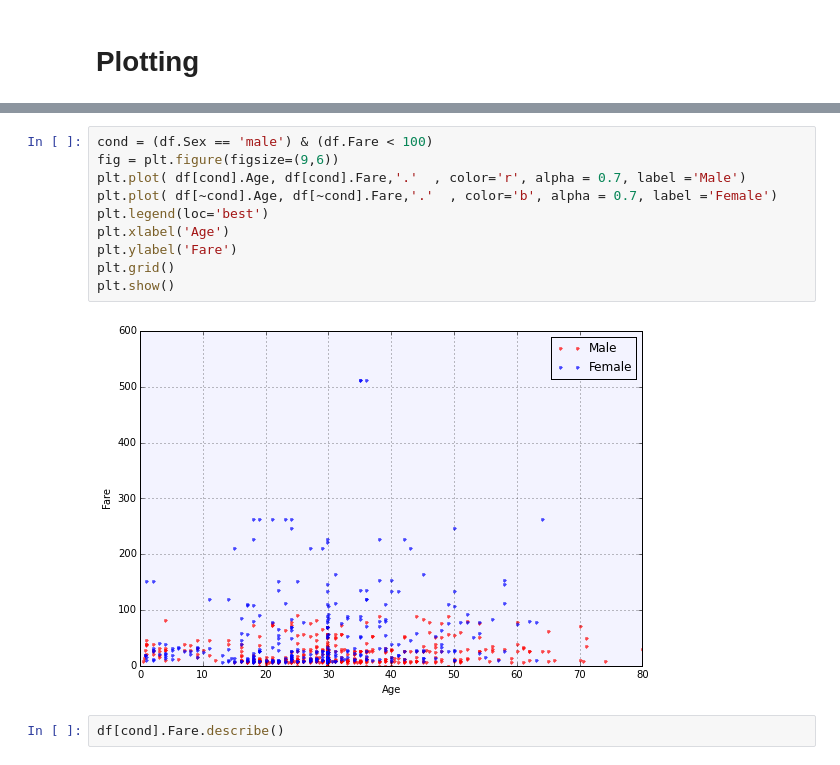
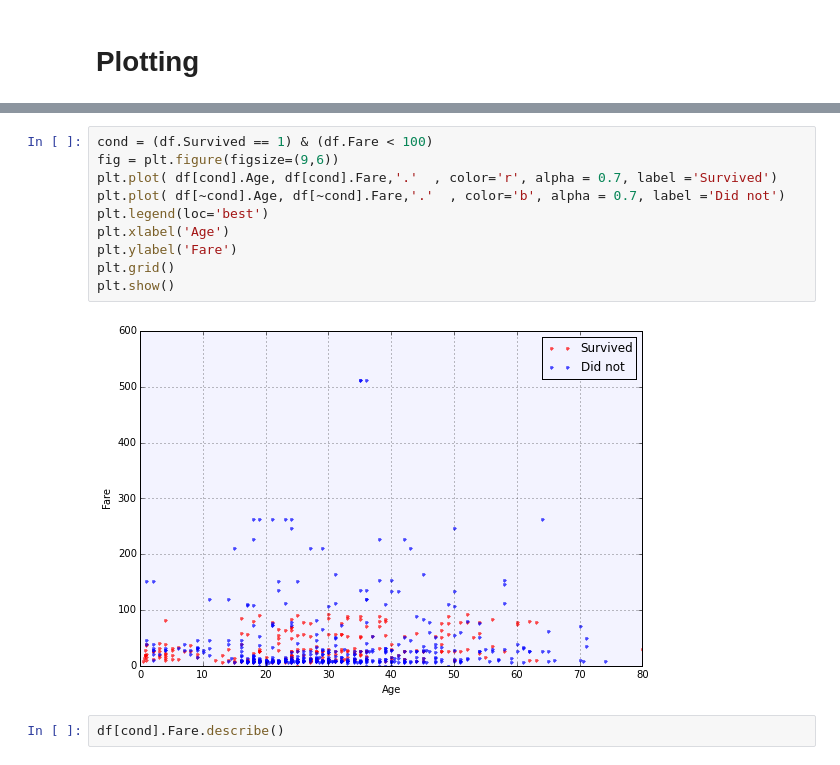
Before and after one commit to alexisperrier/gads, a Jupyter notebook: 02_research_design_and_pandas/py/Pandas.ipynb, the cells around one changed output, grey strips where cells are left out. Saved outputs shown, nothing was run; the diff lists cells and outputs as text.

```diff
--- a/02_research_design_and_pandas/py/Pandas.ipynb
+++ b/02_research_design_and_pandas/py/Pandas.ipynb
@@ -133,15 +169,15 @@ df[df.Survived==0].plot.scatter(x='Age', y='Fare',color ='b', label ='Did not')
 # %%
-cond = (df.Sex == 'male') & (df.Fare < 100)
+cond = (df.Survived == 1) & (df.Fare < 100)
 fig = plt.figure(figsize=(9,6))
-plt.plot( df[cond].Age, df[cond].Fare,'.'  , color='r', alpha = 0.7, label ='Male')
-plt.plot( df[~cond].Age, df[~cond].Fare,'.'  , color='b', alpha = 0.7, label ='Female')
+plt.plot( df[cond].Age, df[cond].Fare,'.'  , color='r', alpha = 0.7, label ='Survived')
+plt.plot( df[~cond].Age, df[~cond].Fare,'.'  , color='b', alpha = 0.7, label ='Did not')
 plt.legend(loc='best')
 plt.xlabel('Age')
 plt.ylabel('Fare')
 plt.grid()
 plt.show()
 # %% [output]
-[figure, old version]
+[figure, new version]
 # %%
 df[cond].Fare.describe()
 # %% [output]
```
Also changed, not shown: parts of 12 cells of this notebook, 6 other files.
